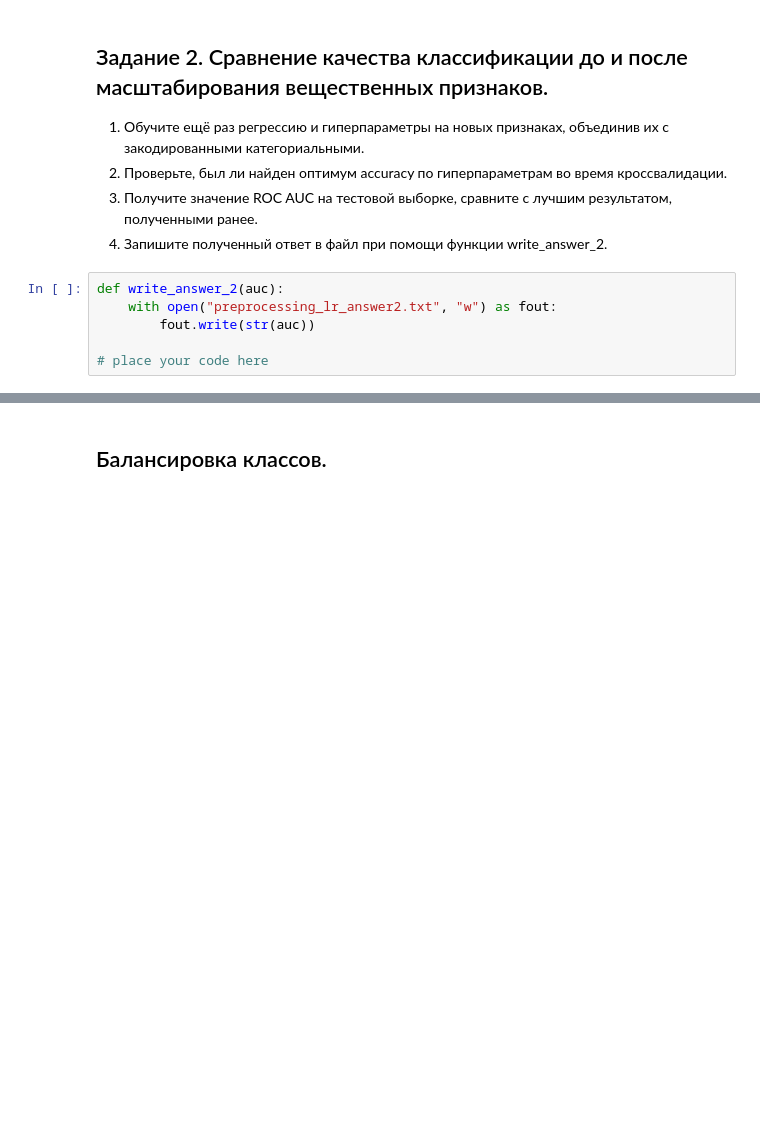
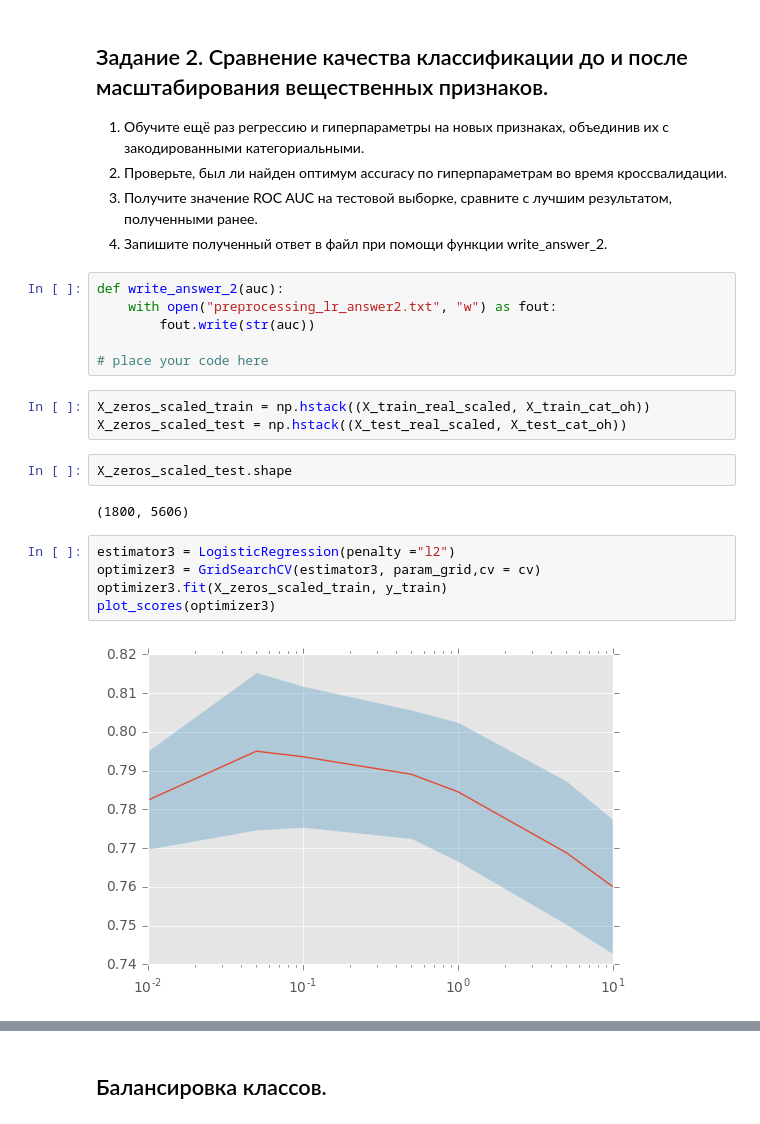
Before and after one commit to lunaplush/courseraJUPy, a Jupyter notebook: Preprocessing_LR.ipynb, the cells around one changed output, grey strips where cells are left out. Drawn from its saved outputs; the diff is of its cells as text; blank space fills up the shorter version.

```diff
--- a/Preprocessing_LR.ipynb
+++ b/Preprocessing_LR.ipynb
@@ -376,3 +396,17 @@ def write_answer_2(auc):
         fout.write(str(auc))
 
 # place your code here
+# %%
+X_zeros_scaled_train = np.hstack((X_train_real_scaled, X_train_cat_oh))
+X_zeros_scaled_test = np.hstack((X_test_real_scaled, X_test_cat_oh))
+# %%
+X_zeros_scaled_test.shape
+# %% [output]
+(1800, 5606)
+# %%
+estimator3 = LogisticRegression(penalty ="l2")
+optimizer3 = GridSearchCV(estimator3, param_grid,cv = cv)
+optimizer3.fit(X_zeros_scaled_train, y_train)
+plot_scores(optimizer3)
+# %% [output]
+[figure, added]
```
Also changed, not shown: parts of 14 cells of this notebook, 1 other file.
